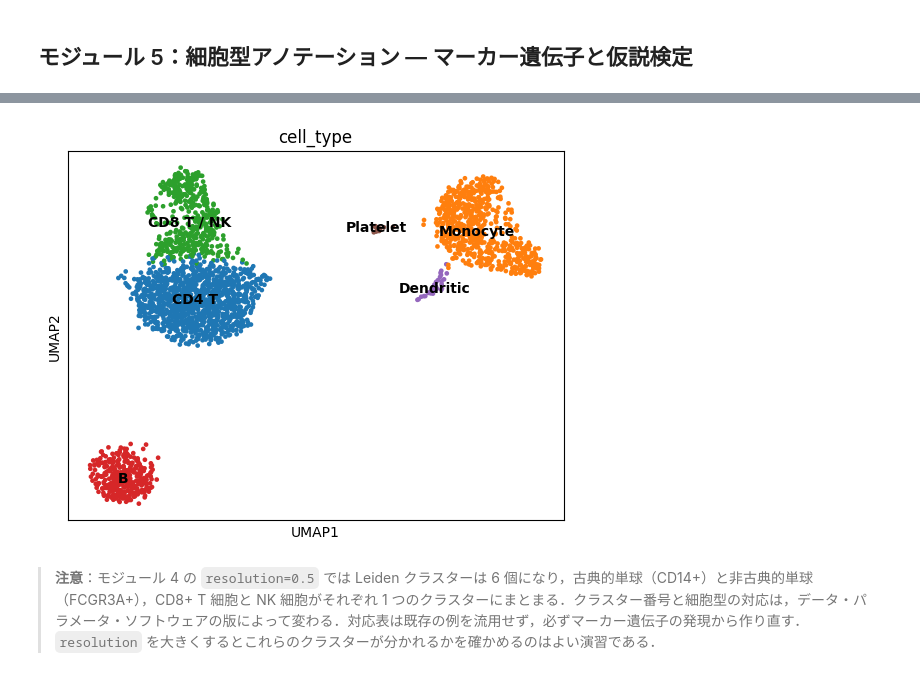
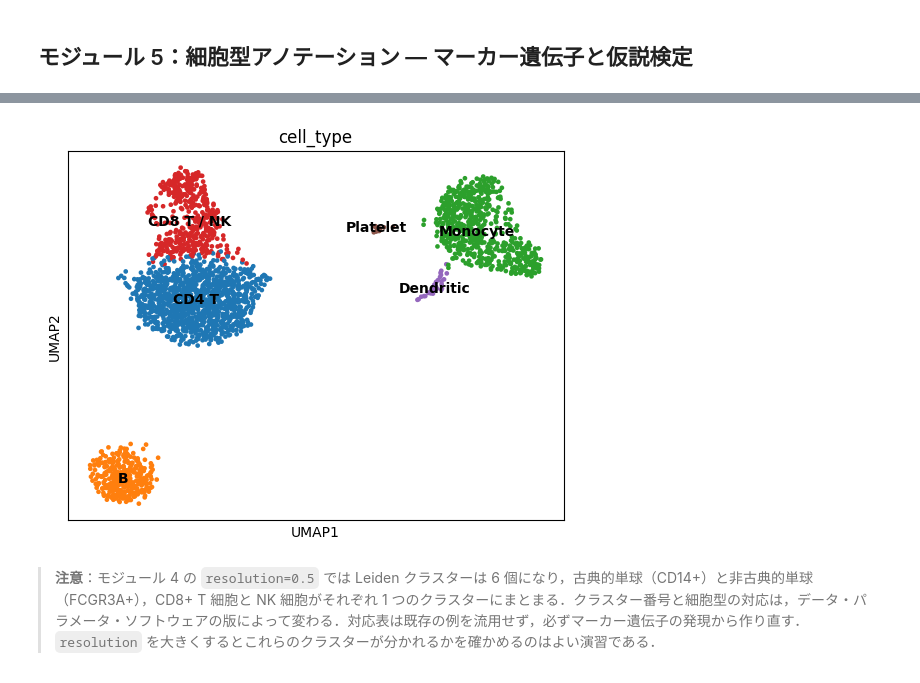
Before and after one commit to iwaokimura/study-sc-rna-seq, a Jupyter notebook: course/sc-rna-seq.ipynb, the cells around one changed output, grey strips where cells are left out. Saved outputs shown, nothing was run; the diff lists cells and outputs as text; code cells hidden in the pictures.

```diff
--- a/course/sc-rna-seq.ipynb
+++ b/course/sc-rna-seq.ipynb
@@ -114,21 +113,21 @@ expr = sc.get.obs_df(adata, keys=['leiden'] + marker_genes, use_raw=True)
 # %%
 # アノテーションの割り当て（resolution=0.5 で得られた 6 クラスターに対応）
 # 根拠は上の dotplot と発現細胞割合の表
 cell_type_map = {
     '0': 'CD4 T',       # CD3D, IL7R
-    '1': 'Monocyte',    # CD14, LYZ（古典的）と FCGR3A, MS4A7（非古典的）が混在
-    '2': 'CD8 T / NK',  # NKG7, GNLY．CD3D・CD8A を発現する細胞（CD8 T）も含む
-    '3': 'B',           # MS4A1, CD79A
+    '1': 'B',           # MS4A1, CD79A
+    '2': 'Monocyte',    # CD14, LYZ（古典的）と FCGR3A, MS4A7（非古典的）が混在
+    '3': 'CD8 T / NK',  # NKG7, GNLY．CD3D・CD8A を発現する細胞（CD8 T）も含む
     '4': 'Dendritic',   # FCER1A, CST3
     '5': 'Platelet',    # PPBP
 }
 # クラスター構成が変わると対応表は無効になるので確認する
 assert set(cell_type_map) == set(adata.obs['leiden'].cat.categories), \
     f"Leiden クラスター {list(adata.obs['leiden'].cat.categories)} が対応表と一致しない"
 adata.obs['cell_type'] = adata.obs['leiden'].map(cell_type_map)
 sc.pl.umap(adata, color=['cell_type'], legend_loc='on data')
 # %% [output]
-[figure, old version]
+[figure, new version]
 # %% [markdown]
 > **注意**：モジュール 4 の `resolution=0.5` では Leiden クラスターは 6 個になり，古典的単球（CD14+）と非古典的単球（FCGR3A+），CD8+ T 細胞と NK 細胞がそれぞれ 1 つのクラスターにまとまる．クラスター番号と細胞型の対応は，データ・パラメータ・ソフトウェアの版によって変わる．対応表は既存の例を流用せず，必ずマーカー遺伝子の発現から作り直す．`resolution` を大きくするとこれらのクラスターが分かれるかを確かめるのはよい演習である．
 # %% [markdown]
```
Also changed, not shown: parts of 8 cells of this notebook, 1 other file.
